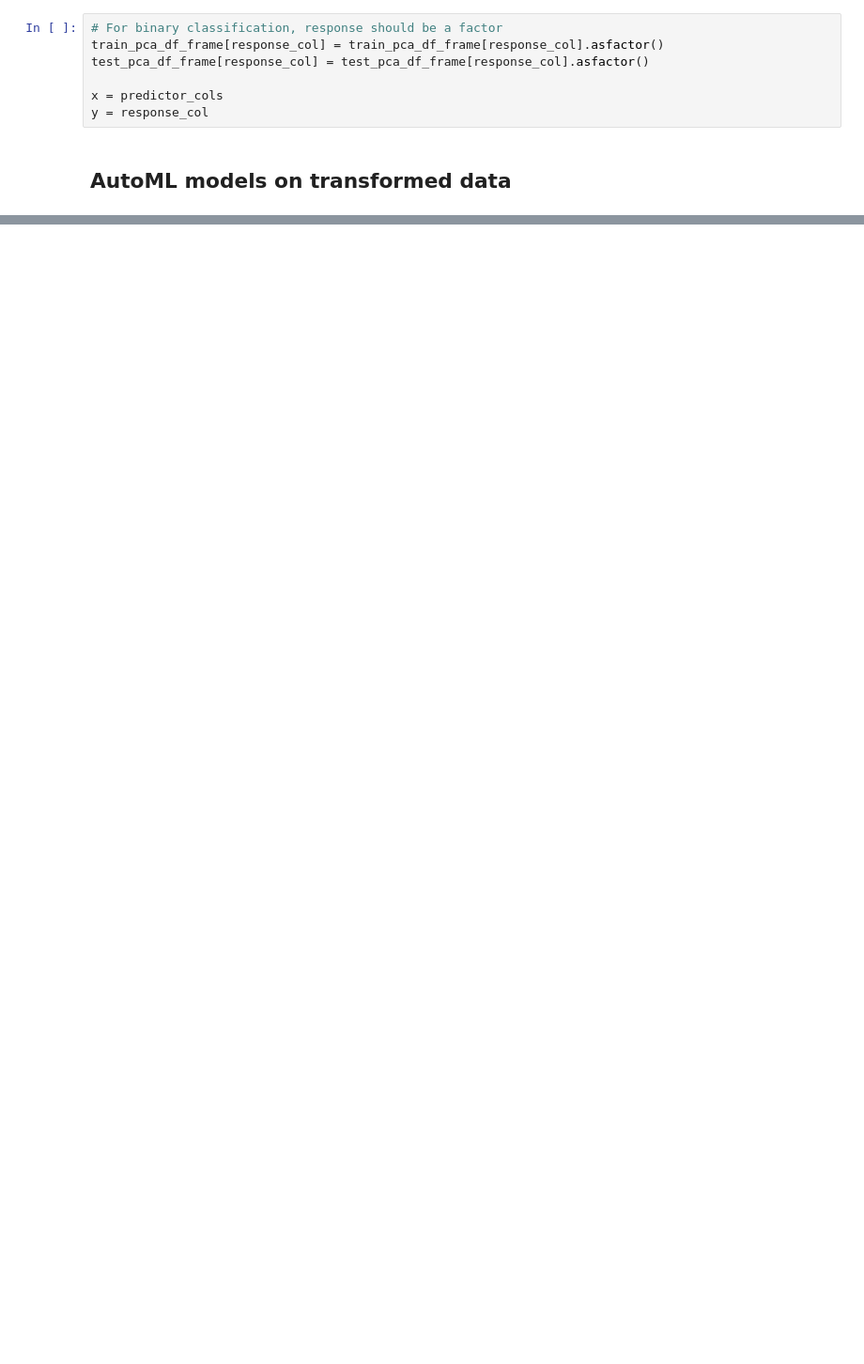
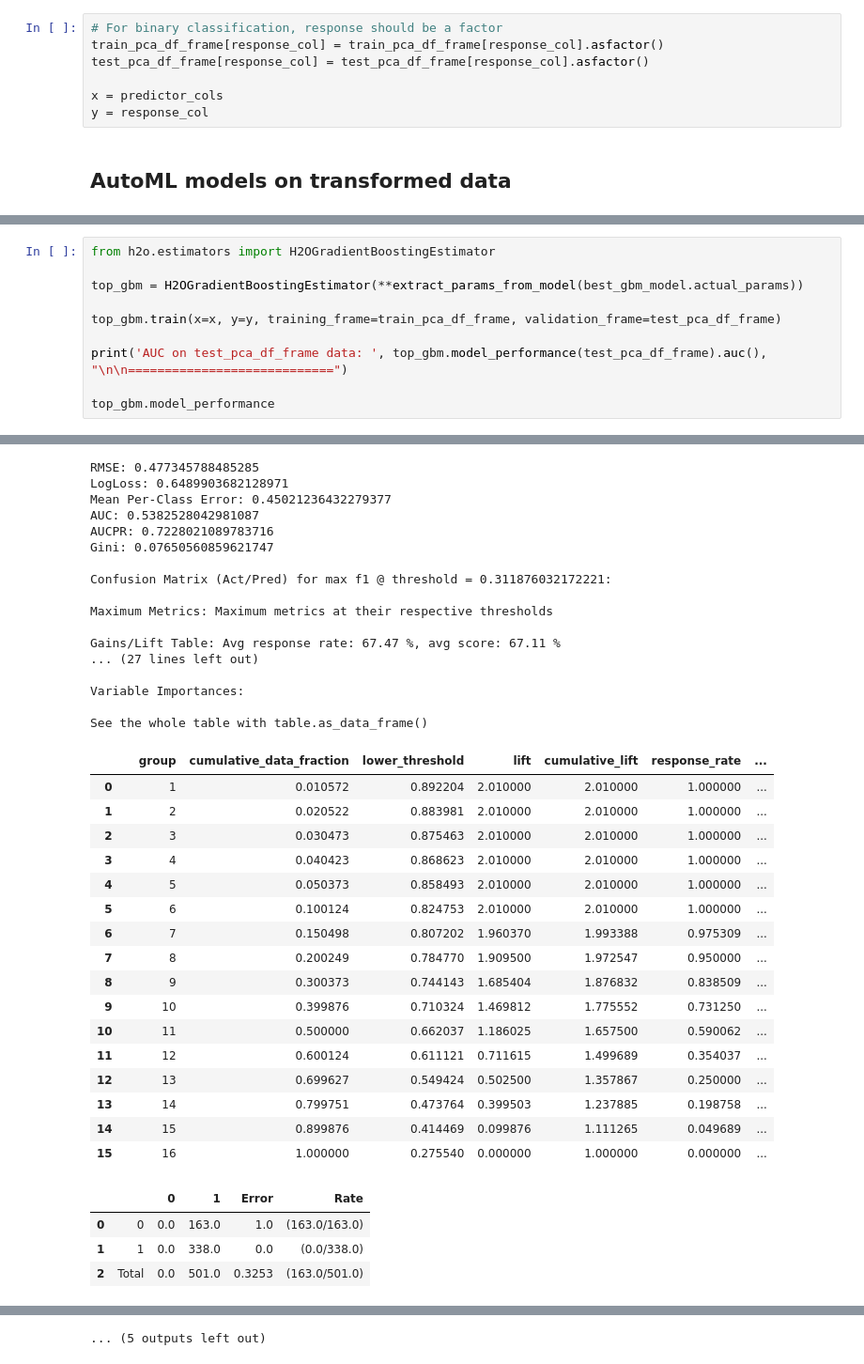
Before and after one commit to abhi18av/LJMU_Masters_Dissertation, a Jupyter notebook: src/notebooks/FINAL/006_pca_based_ml.ipynb, the cells around one changed output, grey strips where cells are left out. Shown at 94% size. Cells and saved outputs as stored; diff of their text form; blank space fills up the shorter version.

```diff
--- a/src/notebooks/FINAL/006_pca_based_ml.ipynb
+++ b/src/notebooks/FINAL/006_pca_based_ml.ipynb
@@ -344,0 +1202,11 @@ AutoML progress: |███████████
+# %%
+from h2o.estimators import H2OGradientBoostingEstimator
+
+top_gbm = H2OGradientBoostingEstimator(**extract_params_from_model(best_gbm_model.actual_params))
+
+top_gbm.train(x=x, y=y, training_frame=train_pca_df_frame, validation_frame=test_pca_df_frame)
+
+print('AUC on test_pca_df_frame data: ', top_gbm.model_performance(test_pca_df_frame).auc(), "\n\n============================")
+
+top_gbm.model_performance
+# %% [output]
@@ -344,0 +1264,38 @@ AutoML progress: |███████████
+RMSE: 0.477345788485285
+LogLoss: 0.6489903682128971
+Mean Per-Class Error: 0.45021236432279377
+AUC: 0.5382528042981087
+AUCPR: 0.7228021089783716
+Gini: 0.07650560859621747
+
+Confusion Matrix (Act/Pred) for max f1 @ threshold = 0.311876032172221:
+
+Maximum Metrics: Maximum metrics at their respective thresholds
+
+Gains/Lift Table: Avg response rate: 67.47 %, avg score: 67.11 %
+... (27 lines left out)
+
+Variable Importances:
+
+See the whole table with table.as_data_frame()
+|  |  | group | cumulative_data_fraction | lower_threshold | lift | cumulative_lift | response_rate | ... |
+| 0 |  | 1 | 0.010572 | 0.892204 | 2.010000 | 2.010000 | 1.000000 | ... |
+| 1 |  | 2 | 0.020522 | 0.883981 | 2.010000 | 2.010000 | 1.000000 | ... |
+| 2 |  | 3 | 0.030473 | 0.875463 | 2.010000 | 2.010000 | 1.000000 | ... |
+| 3 |  | 4 | 0.040423 | 0.868623 | 2.010000 | 2.010000 | 1.000000 | ... |
+| 4 |  | 5 | 0.050373 | 0.858493 | 2.010000 | 2.010000 | 1.000000 | ... |
+| 5 |  | 6 | 0.100124 | 0.824753 | 2.010000 | 2.010000 | 1.000000 | ... |
+| 6 |  | 7 | 0.150498 | 0.807202 | 1.960370 | 1.993388 | 0.975309 | ... |
+| 7 |  | 8 | 0.200249 | 0.784770 | 1.909500 | 1.972547 | 0.950000 | ... |
+| 8 |  | 9 | 0.300373 | 0.744143 | 1.685404 | 1.876832 | 0.838509 | ... |
+| 9 |  | 10 | 0.399876 | 0.710324 | 1.469812 | 1.775552 | 0.731250 | ... |
+| 10 |  | 11 | 0.500000 | 0.662037 | 1.186025 | 1.657500 | 0.590062 | ... |
+| 11 |  | 12 | 0.600124 | 0.611121 | 0.711615 | 1.499689 | 0.354037 | ... |
+| 12 |  | 13 | 0.699627 | 0.549424 | 0.502500 | 1.357867 | 0.250000 | ... |
+| 13 |  | 14 | 0.799751 | 0.473764 | 0.399503 | 1.237885 | 0.198758 | ... |
+| 14 |  | 15 | 0.899876 | 0.414469 | 0.099876 | 1.111265 | 0.049689 | ... |
+| 15 |  | 16 | 1.000000 | 0.275540 | 0.000000 | 1.000000 | 0.000000 | ... |
+|  |  | 0 | 1 | Error | Rate |
+| 0 | 0 | 0.0 | 163.0 | 1.0 | (163.0/163.0) |
+| 1 | 1 | 0.0 | 338.0 | 0.0 | (0.0/338.0) |
+| 2 | Total | 0.0 | 501.0 | 0.3253 | (163.0/501.0) |
@@ -344,0 +1357 @@ AutoML progress: |███████████
+... (5 outputs left out)
```
Also changed, not shown: parts of 38 cells of this notebook, 1 other file.
